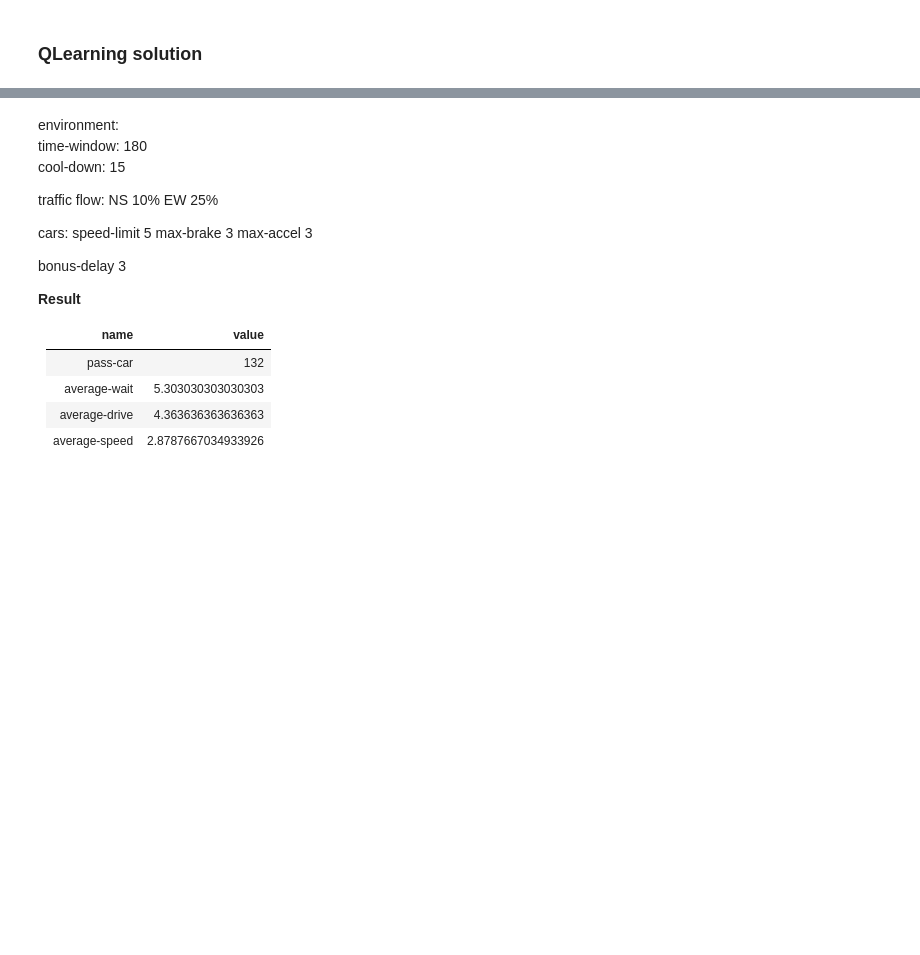
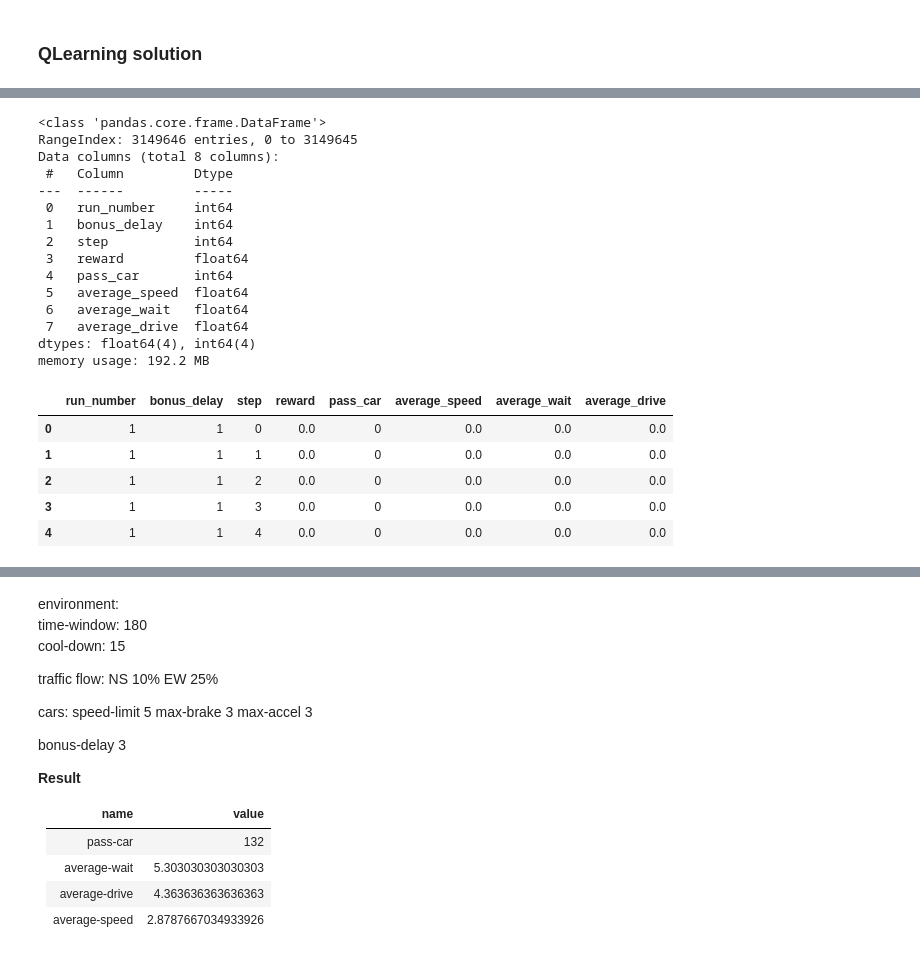
Before and after one commit to X-Fan-Jack/SmartTrafficLight-ABM-RL, a Jupyter notebook: data_analysis/project.ipynb, the cells around one changed output, grey strips where cells are left out. Saved outputs shown, nothing was run; the diff lists cells and outputs as text; code cells hidden in the pictures; blank space fills up the shorter version.

```diff
--- a/data_analysis/project.ipynb
+++ b/data_analysis/project.ipynb
@@ -91,0 +148,26 @@ average_speed mean: 2.900626862136667
+# %%
+column_mapping = {
+    '[run number]': 'run_number',
+    'cool-down': 'cool_down',
+    'max-accel': 'max_accel',
+    'traffic-flow-from-west': 'traffic_flow_from_west',
+    'bonus-delay': 'bonus_delay',
+    'initial-tips': 'initial_tips',
+    'time-window': 'time_window',
+    'wait-cost': 'wait_cost',
+    'traffic-flow-from-south': 'traffic_flow_from_south',
+    'traffic-flow-from-north': 'traffic_flow_from_north',
+    'signal-NS?': 'signal_NS',
+    'speed-limit': 'speed_limit',
+    'max-brake': 'max_brake',
+    'traffic-flow-from-east': 'traffic_flow_from_east',
+    '[step]': 'step',
+    'pass-car': 'pass_car',
+    'average-speed': 'average_speed',
+    'average-wait': 'average_wait',
+    'average-drive': 'average_drive'
+}
+
+
+csv_ql = csv_ql.rename(columns=column_mapping)
+csv_ql.info()
@@ -91,0 +213,27 @@ average_speed mean: 2.900626862136667
+# %%
+csv_ql_b1_sub = csv_ql_b1.drop(["cool_down", "max_accel", "traffic_flow_from_west", "initial_tips", "time_window", "wait_cost", "traffic_flow_from_south", "traffic_flow_from_north", "signal_NS",
+                      "speed_limit", "max_brake", "traffic_flow_from_east", ], axis=1).reset_index(drop=True)
+csv_ql_b1_sub.info()
+csv_ql_b1_sub.head()
+# %% [output]
+<class 'pandas.core.frame.DataFrame'>
+RangeIndex: 3149646 entries, 0 to 3149645
+Data columns (total 8 columns):
+ #   Column         Dtype
+---  ------         -----
+ 0   run_number     int64
+ 1   bonus_delay    int64
+ 2   step           int64
+ 3   reward         float64
+ 4   pass_car       int64
+ 5   average_speed  float64
+ 6   average_wait   float64
+ 7   average_drive  float64
+dtypes: float64(4), int64(4)
+memory usage: 192.2 MB
+|  | run_number | bonus_delay | step | reward | pass_car | average_speed | average_wait | average_drive |
+| 0 | 1 | 1 | 0 | 0.0 | 0 | 0.0 | 0.0 | 0.0 |
+| 1 | 1 | 1 | 1 | 0.0 | 0 | 0.0 | 0.0 | 0.0 |
+| 2 | 1 | 1 | 2 | 0.0 | 0 | 0.0 | 0.0 | 0.0 |
+| 3 | 1 | 1 | 3 | 0.0 | 0 | 0.0 | 0.0 | 0.0 |
+| 4 | 1 | 1 | 4 | 0.0 | 0 | 0.0 | 0.0 | 0.0 |
```
Also changed, not shown: parts of 8 cells of this notebook, 2 other files.
